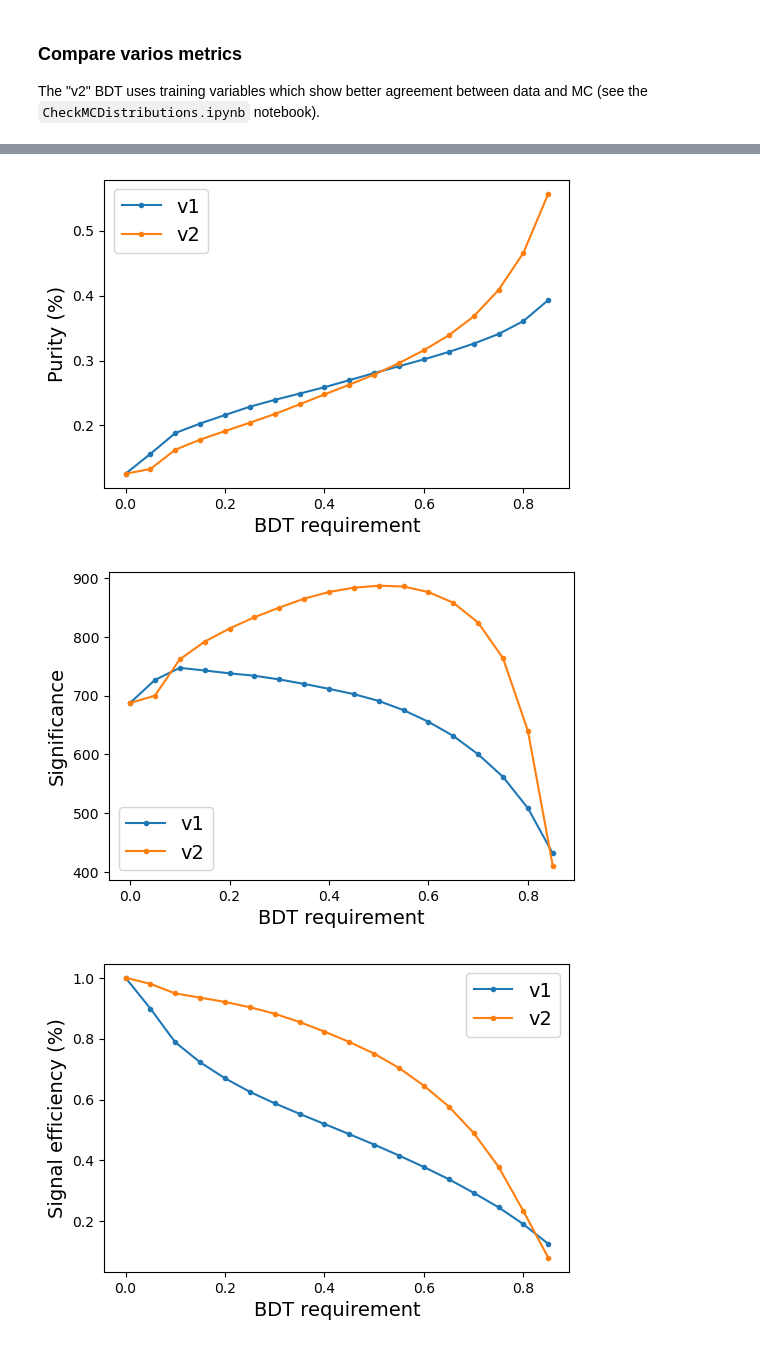
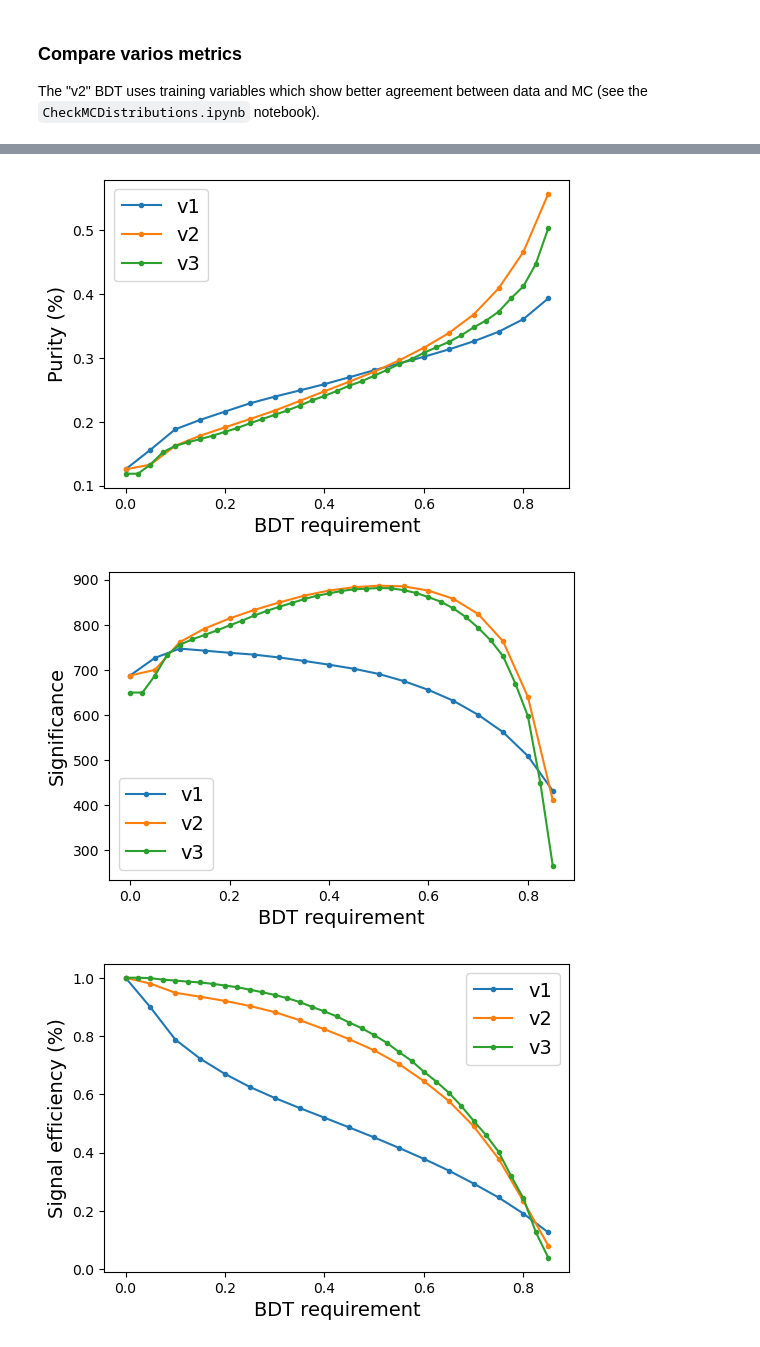
Before and after one commit to innesmackay/Lambda_c_BDT, a Jupyter notebook: notebooks/StudyMetrics.ipynb, the cells around one changed output, grey strips where cells are left out. Cells and saved outputs as stored; diff of their text form; code cells hidden in the pictures.

Commit message:
Add new training excluding the pion momentum as a training variable

```diff
--- a/notebooks/StudyMetrics.ipynb
+++ b/notebooks/StudyMetrics.ipynb
@@ -57,3 +59,34 @@ for train in training_to_check:
+# %%
+scan_values = np.linspace(0., 0.85, 35)
+
+for train in ["apply_no_pid"]:
+
+    results = {cut : [] for cut in scan_values}
+    signal_yield_with_no_cut = 0
+    bkg_yield_with_no_cut = 0
+    for cut in scan_values:
+
+        with open("{}lc2pkpi_{:.3f}.json".format(general_results_path.format(train), cut)) as f:
+            fit_results = json.load(f)
+
+        total_yield = fit_results[0][0]
+        bkg_fraction = fit_results[0][1]
+
+        signal_yield = total_yield * (1-bkg_fraction)
+        bkg_yield = total_yield * bkg_fraction
+        if cut == 0:
+            signal_yield_with_no_cut = signal_yield
+            bkg_yield_with_no_cut = bkg_yield
+
+        results[cut].append(signal_yield)
+        results[cut].append(signal_yield * (147/20))
+        results[cut].append(bkg_yield)
+        results[cut].append( purity(signal_yield, bkg_yield) )
+        results[cut].append( significance(signal_yield, bkg_yield) )
+        results[cut].append( eff(signal_yield, signal_yield_with_no_cut) )
+        results[cut].append( 1 - eff(bkg_yield, bkg_yield_with_no_cut) )
+
+    all_results[train] = results
 # %% [markdown]
 ### Compare varios metrics
 
@@ -63,15 +96,17 @@ import matplotlib.pyplot as plt
 
 plot_labels = {
     "reduced": "v1",
-    "reduced_after_comp": "v2"
+    "reduced_after_comp": "v2",
+    "apply_no_pid": "v3",
 }
 
 for i, metric in enumerate(["Signal yield", "Estimated signal yield (full sample)", "Background yield", "Purity (%)", "Significance", "Signal efficiency (%)", "Background rejection rate (%)"]):
     fig, ax = plt.subplots(figsize=(6,4))
-    for train in training_to_check:
+    for train in training_to_check + ["apply_no_pid"]:
+        sv = list(all_results[train].keys())
         ax.plot(
-            scan_values,
-            [all_results[train][cut][i] for cut in scan_values],
+            sv,
+            [all_results[train][cut][i] for cut in sv],
             marker='.',
             label=plot_labels[train]
         )
@@ -85,3 +120,3 @@ for i, metric in enumerate(["Signal yield", "Estimated signal yield (full sample
-[figure, old version]
+[figure, new version]
-[figure, old version]
+[figure, new version]
-[figure, old version]
+[figure, new version]
```
Also changed, not shown: parts of 3 cells of this notebook, 14 other files.
